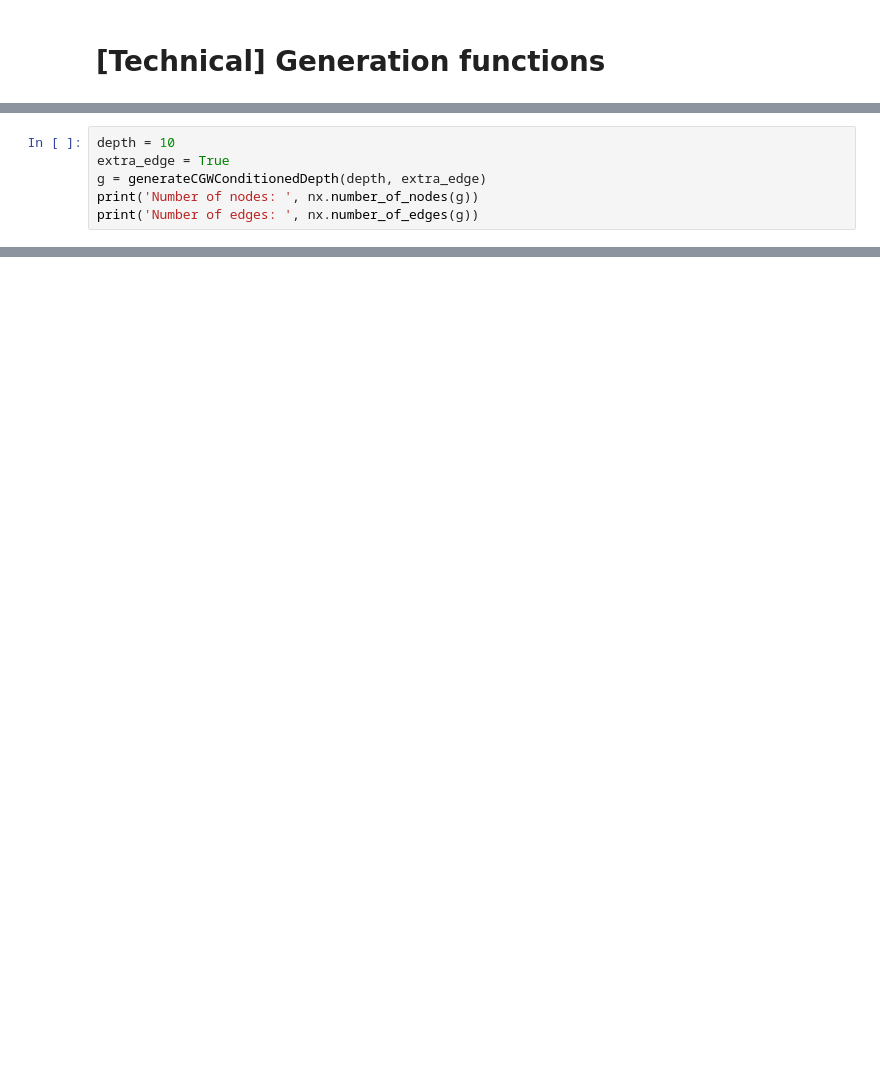
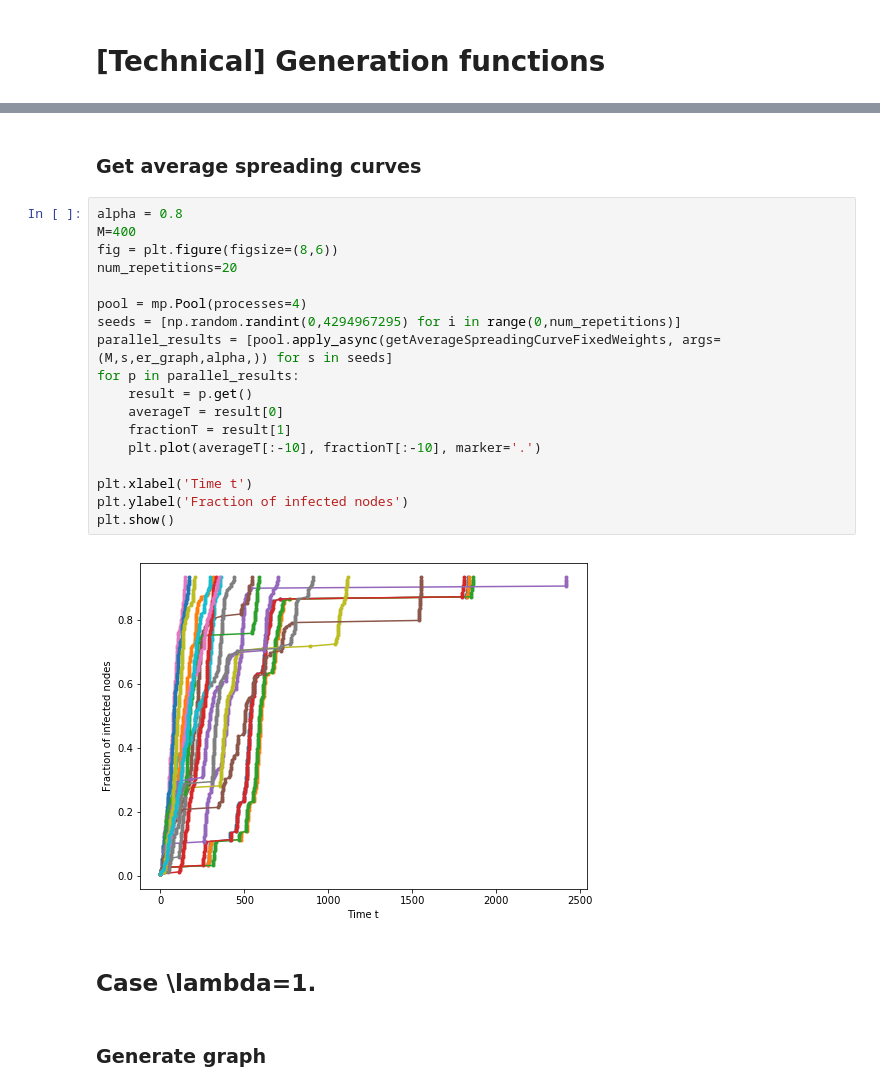
Before and after one commit to an-medvedev/cgw_er, a Jupyter notebook: CGW_ERSimulations.ipynb, the cells around one changed output, grey strips where cells are left out. Cells and saved outputs as stored; diff of their text form; blank space fills up the shorter version.

```diff
--- a/CGW_ERSimulations.ipynb
+++ b/CGW_ERSimulations.ipynb
@@ -87,6 +21,0 @@ def getAverageSpreadingCurve(M,g,root,alpha):
-# %%
-depth = 10
-extra_edge = True
-g = generateCGWConditionedDepth(depth, extra_edge)
-print('Number of nodes: ', nx.number_of_nodes(g))
-print('Number of edges: ', nx.number_of_edges(g))
@@ -241,0 +207,26 @@ Number of nodes:  435
+# %% [markdown]
+### Get average spreading curves
+# %%
+alpha = 0.8
+M=400
+fig = plt.figure(figsize=(8,6))
+num_repetitions=20
+
+pool = mp.Pool(processes=4)
+seeds = [np.random.randint(0,4294967295) for i in range(0,num_repetitions)]
+parallel_results = [pool.apply_async(getAverageSpreadingCurveFixedWeights, args=(M,s,er_graph,alpha,)) for s in seeds]
+for p in parallel_results:
+    result = p.get()
+    averageT = result[0]
+    fractionT = result[1]
+    plt.plot(averageT[:-10], fractionT[:-10], marker='.')
+
+plt.xlabel('Time t')
+plt.ylabel('Fraction of infected nodes')
+plt.show()
+# %% [output]
+[figure, added]
+# %% [markdown]
+## Case \lambda=1.
+# %% [markdown]
+### Generate graph
```
Also changed, not shown: parts of 58 cells of this notebook, 1 other file.
